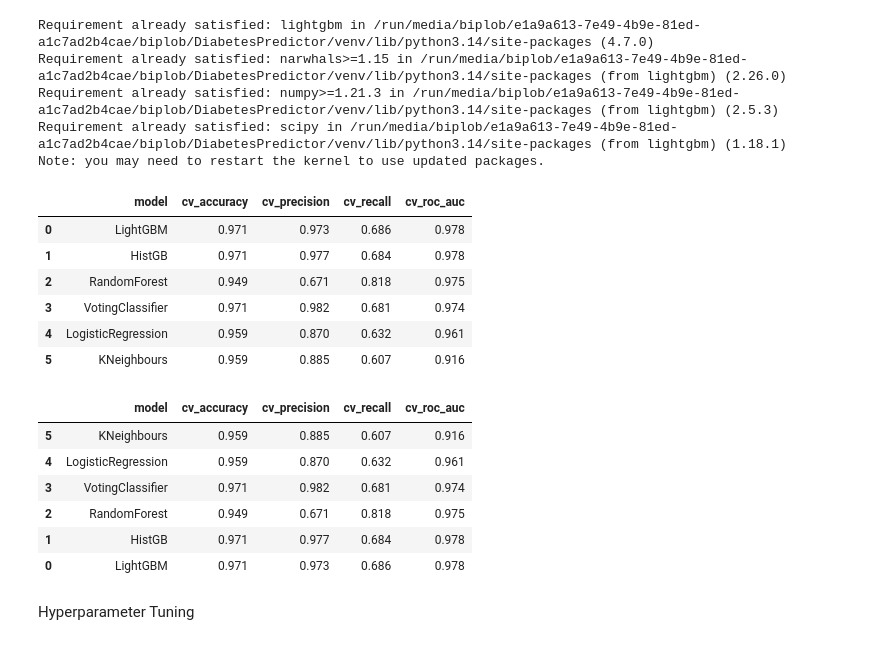
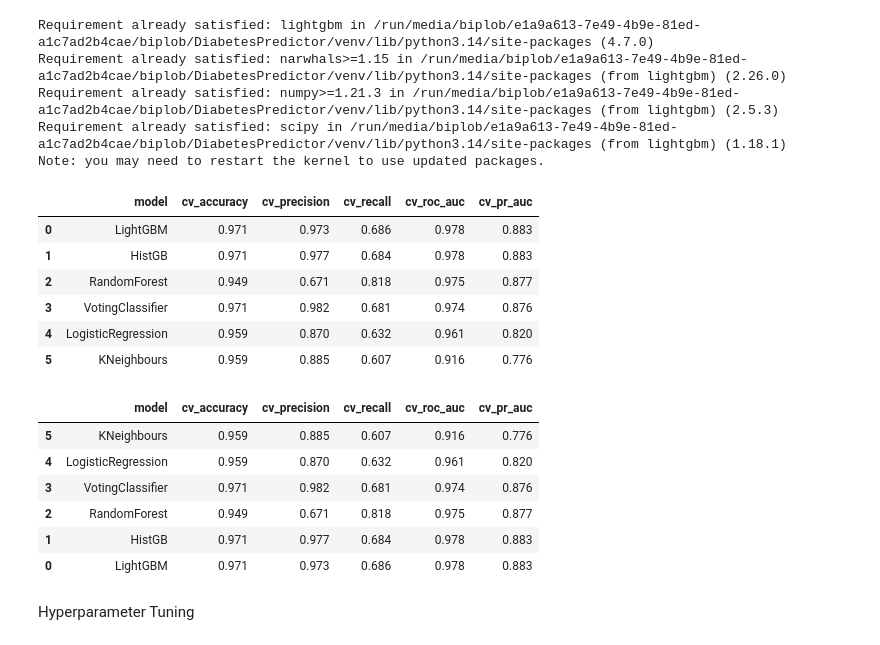
Before and after one commit to kaflebiplob/Diabetes_Predictor, a Jupyter notebook: notebooks/train_my_data.ipynb, the cells around one changed output. Drawn from its saved outputs; the diff is of its cells as text; code cells hidden in the pictures.

```diff
--- a/notebooks/train_my_data.ipynb
+++ b/notebooks/train_my_data.ipynb
@@ -404,58 +404,60 @@ scoring = {
     "precision": "precision",
     "recall": "recall",
     "roc_auc": "roc_auc",
+    "pr_auc": "average_precision",
 }
 # %%
 rows = []
 
 for name, model in models.items():
 
     pipe = Pipeline([("preprocess", preprocess), ("model", model)])
 
     scores = cross_validate(
         pipe,
         X_train,
         y_train,
         cv=cv,
         scoring=scoring,
         n_jobs=-1,
     )
 
     rows.append(
         {
             "model": name,
             "cv_accuracy": scores["test_accuracy"].mean(),
             "cv_precision": scores["test_precision"].mean(),
             "cv_recall": scores["test_recall"].mean(),
             "cv_roc_auc": scores["test_roc_auc"].mean(),
+            "cv_pr_auc":scores["test_pr_auc"].mean(),
         }
     )
 
 cv_results = (
     pd.DataFrame(rows).sort_values("cv_roc_auc", ascending=False).reset_index(drop=True)
 )
 
 cv_results
 # %% [output]
-|  | model | cv_accuracy | cv_precision | cv_recall | cv_roc_auc |
-| 0 | LightGBM | 0.971 | 0.973 | 0.686 | 0.978 |
-| 1 | HistGB | 0.971 | 0.977 | 0.684 | 0.978 |
-| 2 | RandomForest | 0.949 | 0.671 | 0.818 | 0.975 |
-| 3 | VotingClassifier | 0.971 | 0.982 | 0.681 | 0.974 |
-| 4 | LogisticRegression | 0.959 | 0.870 | 0.632 | 0.961 |
-| 5 | KNeighbours | 0.959 | 0.885 | 0.607 | 0.916 |
+|  | model | cv_accuracy | cv_precision | cv_recall | cv_roc_auc | cv_pr_auc |
+| 0 | LightGBM | 0.971 | 0.973 | 0.686 | 0.978 | 0.883 |
+| 1 | HistGB | 0.971 | 0.977 | 0.684 | 0.978 | 0.883 |
+| 2 | RandomForest | 0.949 | 0.671 | 0.818 | 0.975 | 0.877 |
+| 3 | VotingClassifier | 0.971 | 0.982 | 0.681 | 0.974 | 0.876 |
+| 4 | LogisticRegression | 0.959 | 0.870 | 0.632 | 0.961 | 0.820 |
+| 5 | KNeighbours | 0.959 | 0.885 | 0.607 | 0.916 | 0.776 |
 # %%
 best_row = cv_results.sort_values("cv_roc_auc")
 # %%
 best_row
 # %% [output]
-|  | model | cv_accuracy | cv_precision | cv_recall | cv_roc_auc |
-| 5 | KNeighbours | 0.959 | 0.885 | 0.607 | 0.916 |
-| 4 | LogisticRegression | 0.959 | 0.870 | 0.632 | 0.961 |
-| 3 | VotingClassifier | 0.971 | 0.982 | 0.681 | 0.974 |
-| 2 | RandomForest | 0.949 | 0.671 | 0.818 | 0.975 |
-| 1 | HistGB | 0.971 | 0.977 | 0.684 | 0.978 |
-| 0 | LightGBM | 0.971 | 0.973 | 0.686 | 0.978 |
+|  | model | cv_accuracy | cv_precision | cv_recall | cv_roc_auc | cv_pr_auc |
+| 5 | KNeighbours | 0.959 | 0.885 | 0.607 | 0.916 | 0.776 |
+| 4 | LogisticRegression | 0.959 | 0.870 | 0.632 | 0.961 | 0.820 |
+| 3 | VotingClassifier | 0.971 | 0.982 | 0.681 | 0.974 | 0.876 |
+| 2 | RandomForest | 0.949 | 0.671 | 0.818 | 0.975 | 0.877 |
+| 1 | HistGB | 0.971 | 0.977 | 0.684 | 0.978 | 0.883 |
+| 0 | LightGBM | 0.971 | 0.973 | 0.686 | 0.978 | 0.883 |
 # %% [markdown]
 Hyperparameter Tuning
 # %%
```
